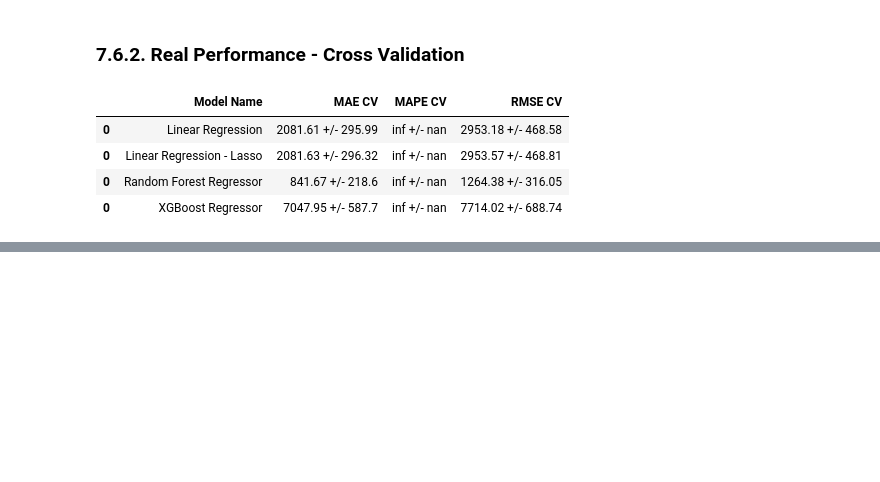
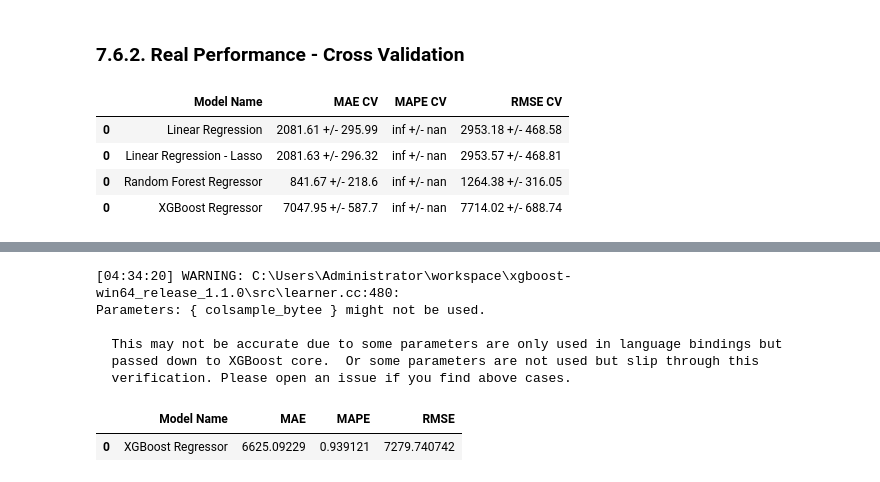
Before and after one commit to panambY/Rossmann_Store_Sale, a Jupyter notebook: rossmann_stores_sales_prediction.ipynb, the cells around one changed output, grey strips where cells are left out. Cells and saved outputs as stored; diff of their text form; code cells hidden in the pictures; blank space fills up the shorter version.

```diff
--- a/rossmann_stores_sales_prediction.ipynb
+++ b/rossmann_stores_sales_prediction.ipynb
@@ -1440,0 +1505,34 @@ modelling_result_cv
+# %%
+param_tuned = {
+        'n_estimators': 35,
+        'eta': 0.03,
+        'max_depth': 5,
+        'subsample': 0.7,
+        'colsample_bytee': 0.9,
+        'min_child_weight': 8
+        }
+# %%
+# model
+model_xgb_tuned = xgb.XGBRegressor( objective='reg:squarederror',
+                            n_estimators=param_tuned['n_estimators'],
+                            eta=param_tuned['eta'],
+                            max_depth=param_tuned['max_depth'],
+                            subsample=param_tuned['subsample'],
+                            colsample_bytee=param_tuned['colsample_bytee'],
+                            min_child_weight=param_tuned['min_child_weight'] ).fit( x_train, y_train )
+
+# prediction
+yhat_xgb_tuned = model_xgb_tuned.predict( x_test )
+
+# performance
+xgb_result_tuned = ml_error( 'XGBoost Regressor', np.expm1( y_test ), np.expm1( yhat_xgb_tuned ) )
+xgb_result_tuned
+# %% [output]
+[04:34:20] WARNING: C:\Users\Administrator\workspace\xgboost-win64_release_1.1.0\src\learner.cc:480:
+Parameters: { colsample_bytee } might not be used.
+
+  This may not be accurate due to some parameters are only used in language bindings but
+  passed down to XGBoost core.  Or some parameters are not used but slip through this
+  verification. Please open an issue if you find above cases.
+|  | Model Name | MAE | MAPE | RMSE |
+| 0 | XGBoost Regressor | 6625.09229 | 0.939121 | 7279.740742 |
```
Also changed, not shown: parts of 6 cells of this notebook.
